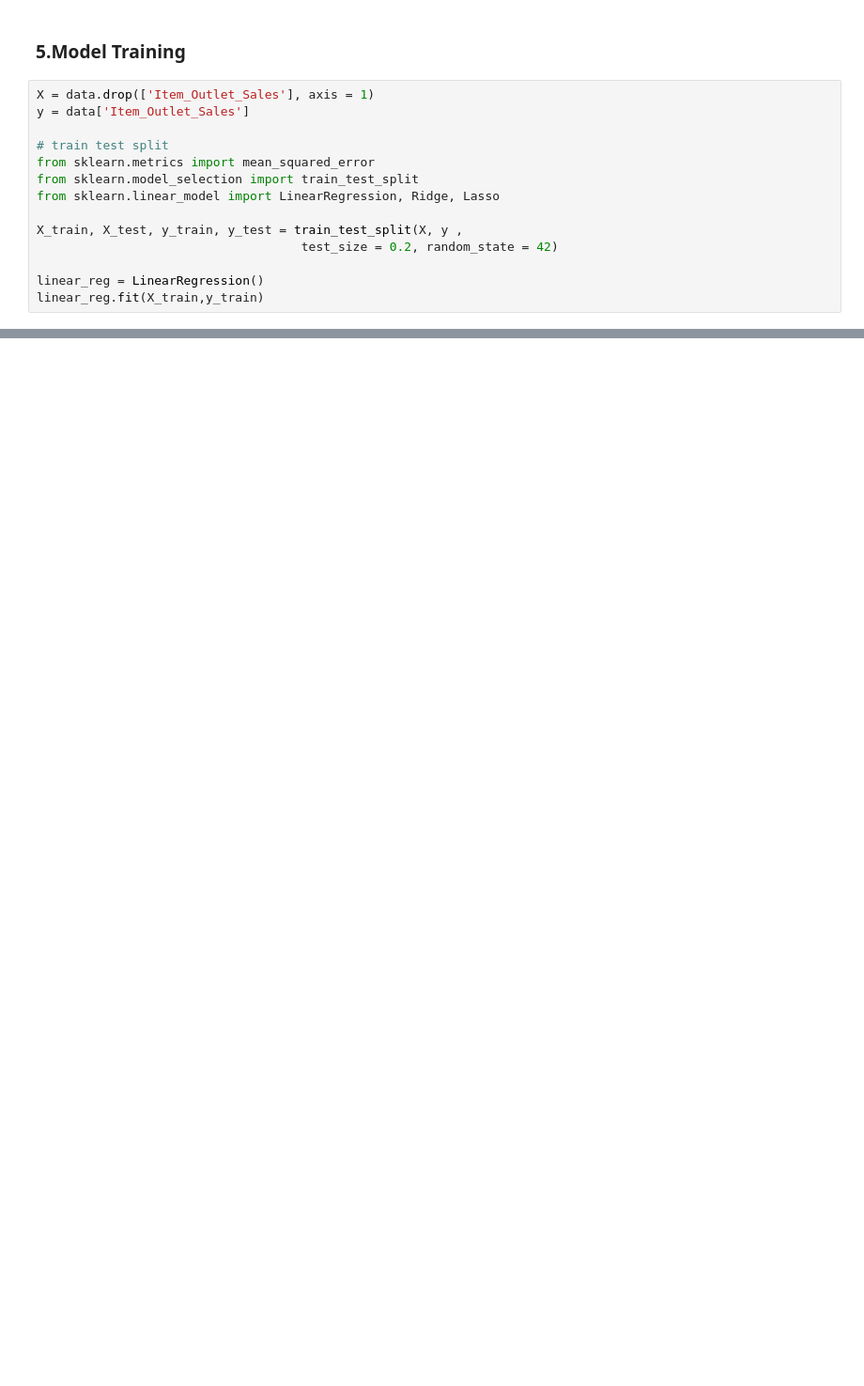
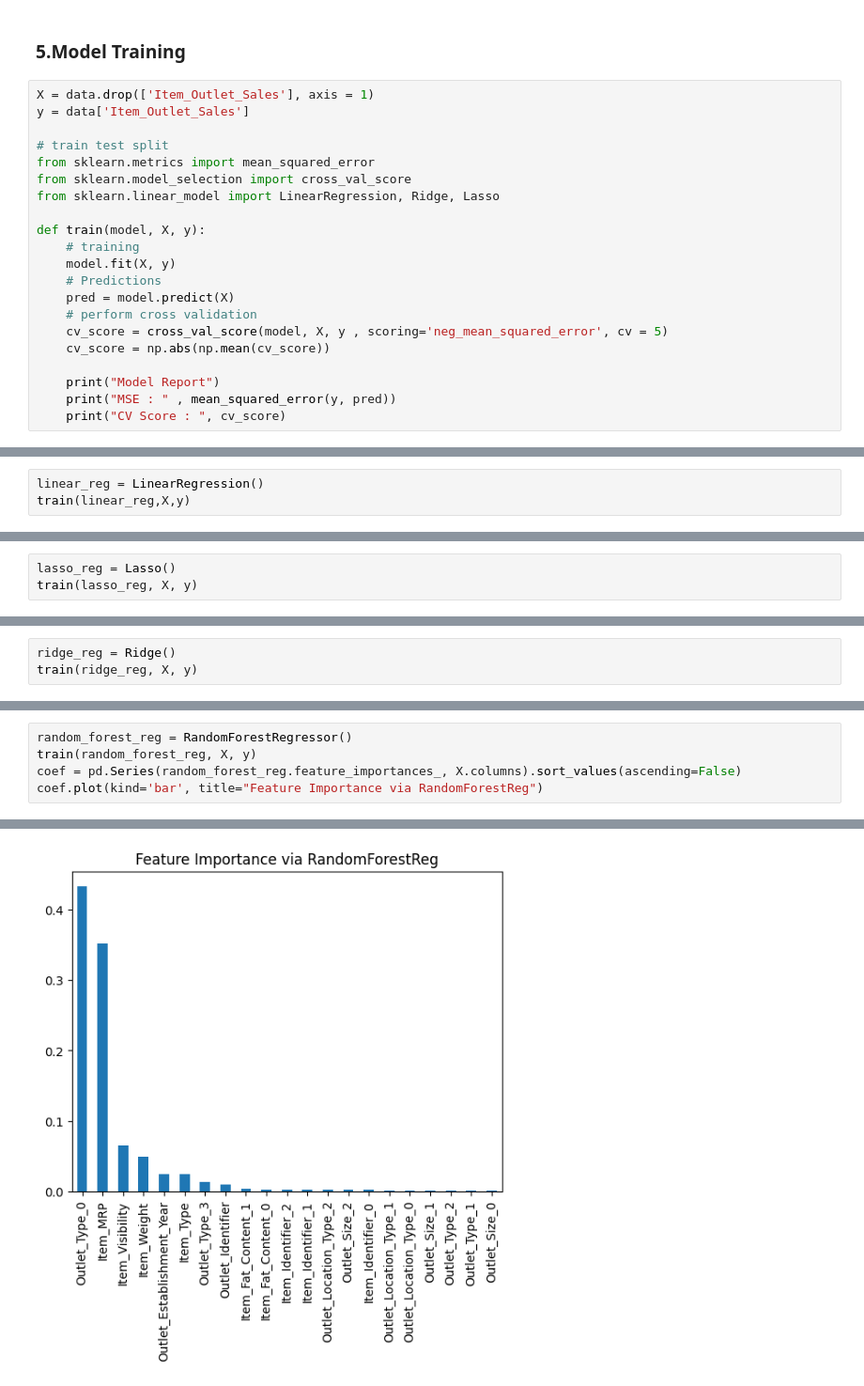
Before and after one commit to kailas711/Tensor_Projects, a Jupyter notebook: 1. BigMart Sales Prediction/Bigmart sales prediction.ipynb, the cells around one changed output, grey strips where cells are left out. Shown: that part at 94% size. Cells and saved outputs as stored; diff of their text form; blank space fills up the shorter version.

```diff
--- a/1. BigMart Sales Prediction/Bigmart sales prediction.ipynb
+++ b/1. BigMart Sales Prediction/Bigmart sales prediction.ipynb
@@ -327,11 +344,18 @@ y = data['Item_Outlet_Sales']
 
 # train test split
 from sklearn.metrics import mean_squared_error
-from sklearn.model_selection import train_test_split
+from sklearn.model_selection import cross_val_score
 from sklearn.linear_model import LinearRegression, Ridge, Lasso
 
-X_train, X_test, y_train, y_test = train_test_split(X, y ,
-                                    test_size = 0.2, random_state = 42)
+def train(model, X, y):
+    # training
+    model.fit(X, y)
+    # Predictions
+    pred = model.predict(X)
+    # perform cross validation
+    cv_score = cross_val_score(model, X, y , scoring='neg_mean_squared_error', cv = 5)
+    cv_score = np.abs(np.mean(cv_score))
 
-linear_reg = LinearRegression()
-linear_reg.fit(X_train,y_train)
+    print("Model Report")
+    print("MSE : " , mean_squared_error(y, pred))
+    print("CV Score : ", cv_score)
@@ -339,0 +362,3 @@ LinearRegression()
+# %%
+linear_reg = LinearRegression()
+train(linear_reg,X,y)
@@ -339,0 +369,3 @@ LinearRegression()
+# %%
+lasso_reg = Lasso()
+train(lasso_reg, X, y)
@@ -339,0 +376,3 @@ LinearRegression()
+# %%
+ridge_reg = Ridge()
+train(ridge_reg, X, y)
@@ -339,0 +387,6 @@ LinearRegression()
+# %%
+random_forest_reg = RandomForestRegressor()
+train(random_forest_reg, X, y)
+coef = pd.Series(random_forest_reg.feature_importances_, X.columns).sort_values(ascending=False)
+coef.plot(kind='bar', title="Feature Importance via RandomForestReg")
+# %% [output]
@@ -339,0 +397 @@ LinearRegression()
+[figure, added]
```
Also changed, not shown: parts of 20 cells of this notebook, 1 other file.
